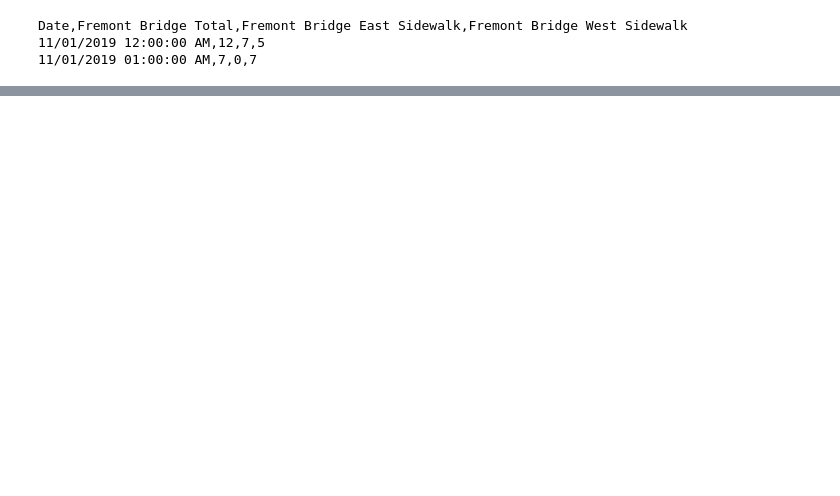
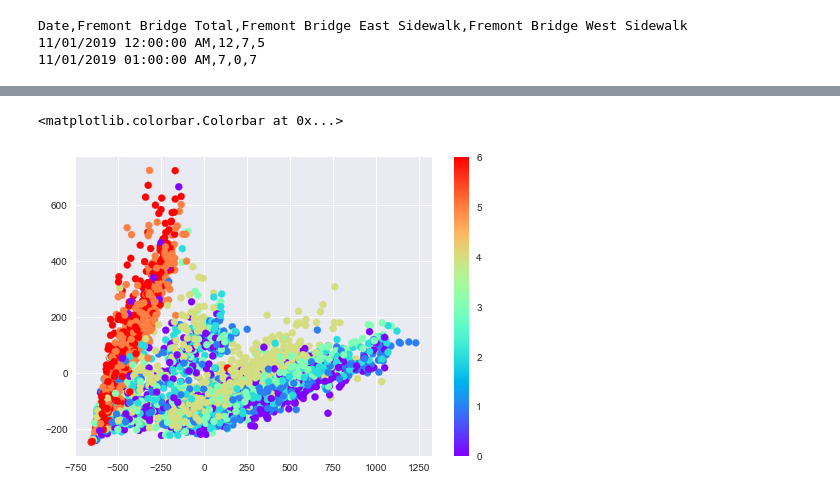
Before and after one commit to gaborberei/JupyterWorkflow, a Jupyter notebook: JupyterWorkflow.ipynb, the cells around one changed output, grey strips where cells are left out. Cells and saved outputs as stored; diff of their text form; code cells hidden in the pictures; blank space fills up the shorter version.

```diff
--- a/JupyterWorkflow.ipynb
+++ b/JupyterWorkflow.ipynb
@@ -39,0 +98,8 @@ pivoted.plot(legend=False,alpha=0.01)
+# %%
+dayofweek = pd.DatetimeIndex(pivoted.columns).dayofweek
+# %%
+plt.scatter(X2[:,0],X2[:,1],c=dayofweek,cmap='rainbow')
+plt.colorbar()
+# %% [output]
+<matplotlib.colorbar.Colorbar at 0x...>
+[figure, added]
```
Also changed, not shown: parts of 22 cells of this notebook.
